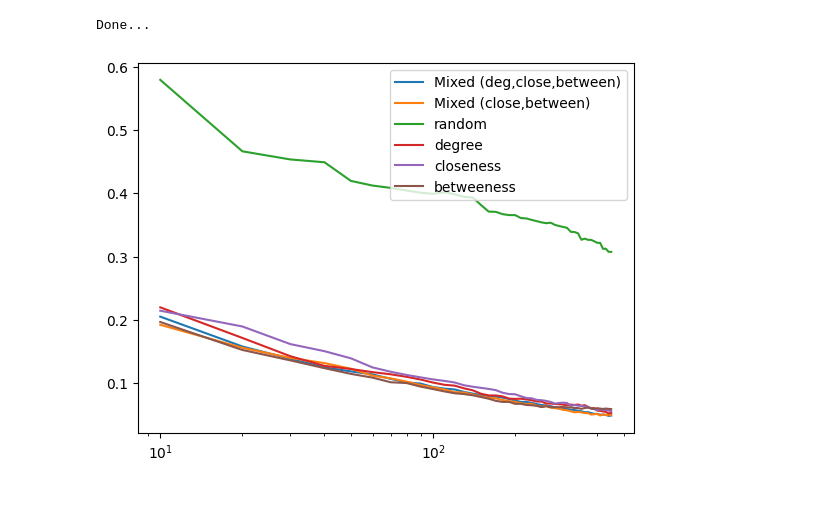
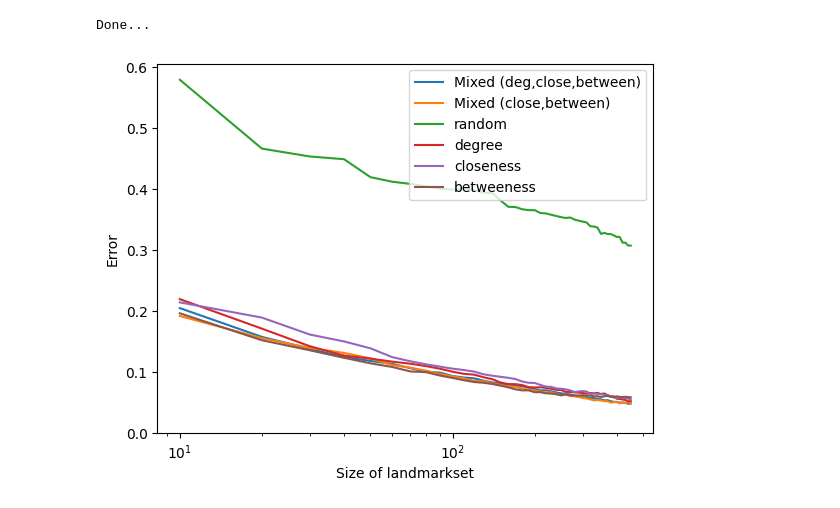
Before and after one commit to JasperSche/SNACS_FA, a Jupyter notebook: experiment_pipeline.ipynb, the cells around one changed output. Saved outputs shown, nothing was run; the diff lists cells and outputs as text; code cells hidden in the pictures.

```diff
--- a/experiment_pipeline.ipynb
+++ b/experiment_pipeline.ipynb
@@ -15,6 +13,7 @@ precomputed = {
     'close':selection_strategies.closeness_ranking(G, k = 500),
     'between':selection_strategies.betweenness_ranking(G, k = 500),
 }
+precomputed['iteritave'] = selection_strategies.iterative_sampling(G, ranking=precomputed['between'])
 # %%
 landmarks_arr = [
     landmarks(G,10,['rand'],1, precomputed=precomputed),
@@ -22,9 +21,9 @@ landmarks_arr = [
     landmarks(G,10, [('close',(1/2)), ('between',(1/2))],1, precomputed=precomputed),
     landmarks(G,10,['deg'],1, precomputed=precomputed),
     landmarks(G,10,['close'],1, precomputed=precomputed),
-    landmarks(G,10,['between'],1, precomputed=precomputed)
+    landmarks(G,10,['between'],1, precomputed=precomputed),
+    landmarks(G,10,['iteritave'],1, precomputed=precomputed)
 ]
-print('Done...')
 for D in landmarks_arr:
     D.get_landmarks()
 # %% [output]
@@ -47,24 +46,25 @@ def average_error(D,pairs,true = None):
     errors = [(e-t)/t for e,t in zip(estimations,true)]
     return sum(errors)/len(errors)
 
-def average_LU_ratio(D,pairs):
+def LU_ratio_dist(D,pairs):
     ratio = []
     for pair in pairs:
         ratio.append(D.shortest_path_estimation_lower_bound(pair[0],pair[1])/D.shortest_path_estimation_upper_bound(pair[0],pair[1]))
-    return np.average(np.array(ratio))
+    return ratio
 # %%
 def experiment_setup(G,landmarks:list)->list:
 
     results_rel_error = [[] for D in landmarks]
     results_lu_ratio = [[] for D in landmarks]
 
-    for n_landm in tqdm(range(50,500,10)):
+    for n_landm in tqdm(range(10,500,10)):
         for idx,D in enumerate(landmarks):
             result_err = []
             result_lu = []
             for i in range(10):
                 result_err.append((average_error(D,sample_random_pairs(G,2000))))
-                result_lu.append((average_LU_ratio(D,sample_random_pairs(G,2000))))
+                if len(D.landmarks) == 20 or len(D.landmarks) == 100:
+                    result_lu.append((LU_ratio_dist(D,sample_random_pairs(G,2000))))
             results_rel_error[idx].append((np.average(np.array(result_err)),len(D.landmarks)))
             results_lu_ratio[idx].append((np.average(np.array(result_lu)),len(D.landmarks)))
             D.add_landmarks(10)
@@ -74,29 +74,36 @@ results_rel_error,results_lu_ratio = experiment_setup(G,landmarks_arr)
 # %%
 import matplotlib.pyplot as plt
 
 fig,ax = plt.subplots()
 x = [a[1] for a in results_rel_error[1]]
 y = [a[0] for a in results_rel_error[1]]
 ax.plot(x,y, label = 'Mixed (deg,close,between)')
 x = [a[1] for a in results_rel_error[2]]
 y = [a[0] for a in results_rel_error[2]]
 ax.plot(x,y, label = 'Mixed (close,between)')
 x = [a[1] for a in results_rel_error[0]]
 y = [a[0] for a in results_rel_error[0]]
 ax.plot(x,y, label = 'random')
 x = [a[1] for a in results_rel_error[3]]
 y = [a[0] for a in results_rel_error[3]]
 ax.plot(x,y, label = 'degree')
 x = [a[1] for a in results_rel_error[4]]
 y = [a[0] for a in results_rel_error[4]]
 ax.plot(x,y, label = 'closeness')
 x = [a[1] for a in results_rel_error[5]]
 y = [a[0] for a in results_rel_error[5]]
 ax.plot(x,y, label = 'betweeness')
+x = [a[1] for a in results_rel_error[6]]
+y = [a[0] for a in results_rel_error[6]]
+ax.plot(x,y, label = 'iterative')
 
+ax.set_ylabel('Error')
+ax.set_xlabel('Size of landmarkset')
 ax.set_xscale('log')
+ax.set_xlim(left=0)
+ax.set_ylim(bottom=0)
 ax.legend(loc = 'upper right')
 plt.show()
 # %% [output]
-[figure, old version]
+[figure, new version]
 # %%
```
Also changed, not shown: parts of 4 cells of this notebook, 1 other file.
